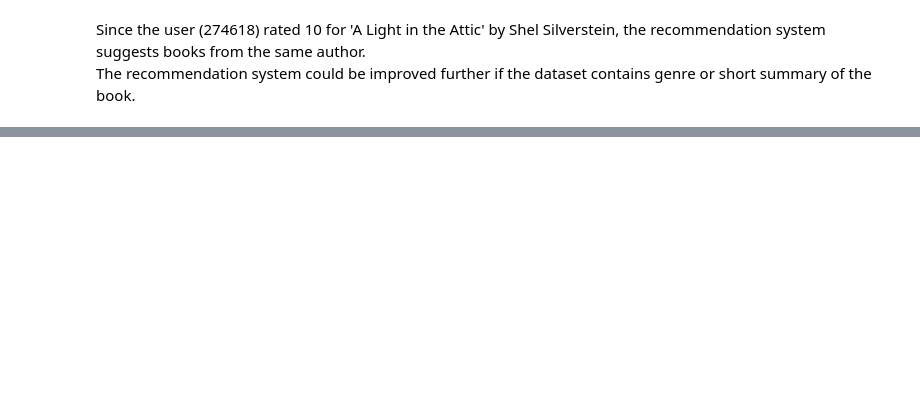
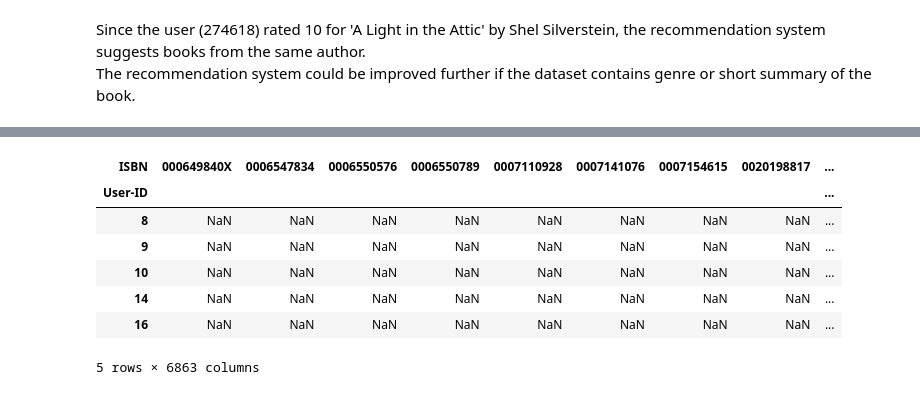
Before and after one commit to phuongnk27/Book-Recommendation, a Jupyter notebook: rec_system.ipynb, the cells around one changed output, grey strips where cells are left out. Saved outputs shown, nothing was run; the diff lists cells and outputs as text; code cells hidden in the pictures; blank space fills up the shorter version.

```diff
--- a/rec_system.ipynb
+++ b/rec_system.ipynb
@@ -439,0 +434,7 @@ We don't consider Year-Of-Publication as feature as there are many datapoints th
+# %%
+# Classify books as common and rare
+# Common books are books with more than 20 ratings
+common_book = book_with_ratings[book_with_ratings['Num Ratings'] > 20]
+rare_book = book_with_ratings[ ~book_with_ratings['ISBN'].isin(common_book['ISBN'])]
+common_book = ratings[ratings['ISBN'].isin(common_book['ISBN'])].merge(book_with_ratings.loc[:,['ISBN', 'Book-Title']], on='ISBN')
+common_book.head()
@@ -439,0 +448,13 @@ We don't consider Year-Of-Publication as feature as there are many datapoints th
+# %%
+# Create a pivot table from the common_book dataframe
+pivot_table = common_book.pivot(index='User-ID',columns='ISBN',values='Book-Rating')
+pivot_table.head()
+# %% [output]
+| ISBN | 000649840X | 0006547834 | 0006550576 | 0006550789 | 0007110928 | 0007141076 | 0007154615 | 0020198817 | ... |
+| User-ID |  |  |  |  |  |  |  |  | ... |
+| 8 | NaN | NaN | NaN | NaN | NaN | NaN | NaN | NaN | ... |
+| 9 | NaN | NaN | NaN | NaN | NaN | NaN | NaN | NaN | ... |
+| 10 | NaN | NaN | NaN | NaN | NaN | NaN | NaN | NaN | ... |
+| 14 | NaN | NaN | NaN | NaN | NaN | NaN | NaN | NaN | ... |
+| 16 | NaN | NaN | NaN | NaN | NaN | NaN | NaN | NaN | ... |
+5 rows × 6863 columns
```
Also changed, not shown: parts of 12 cells of this notebook.
